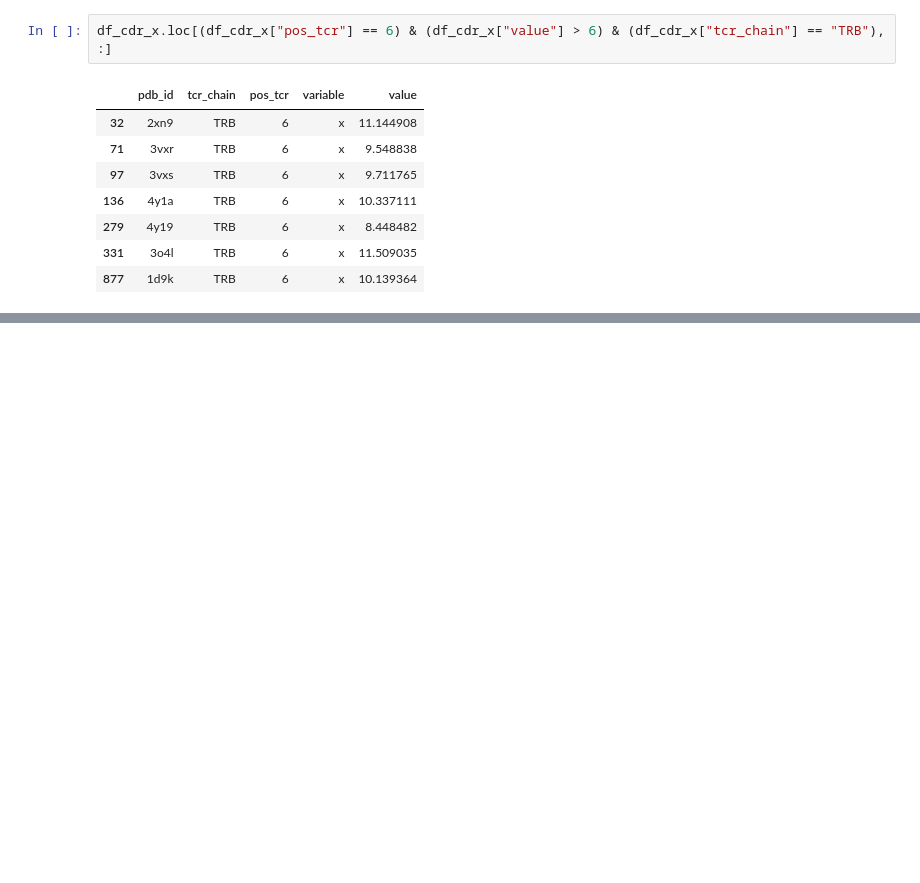
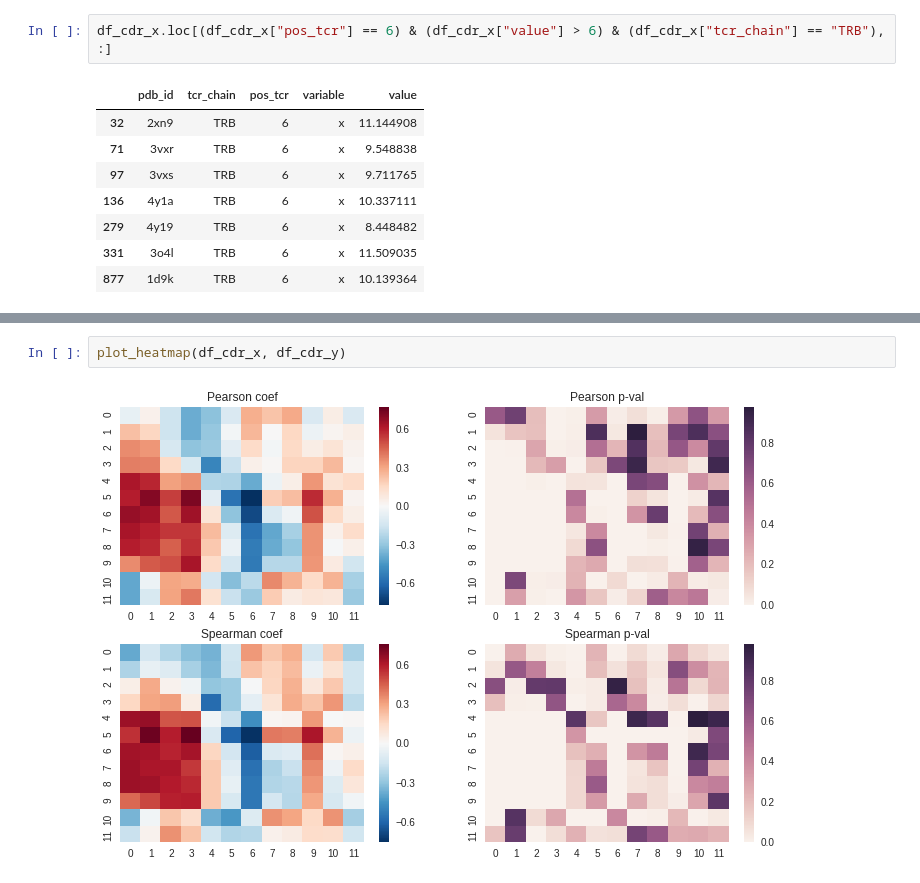
Before and after one commit to antigenomics/tcr-pmhc-study, a Jupyter notebook: loop_model/eda.ipynb, the cells around one changed output, grey strips where cells are left out. Drawn from its saved outputs; the diff is of its cells as text; blank space fills up the shorter version.

```diff
--- a/loop_model/eda.ipynb
+++ b/loop_model/eda.ipynb
@@ -205,0 +260,4 @@ df_cdr_x.loc[(df_cdr_x["pos_tcr"] == 6) & (df_cdr_x["value"] > 6) & (df_cdr_x["t
+# %%
+plot_heatmap(df_cdr_x, df_cdr_y)
+# %% [output]
+[figure, added]
```
Also changed, not shown: parts of 10 cells of this notebook.
